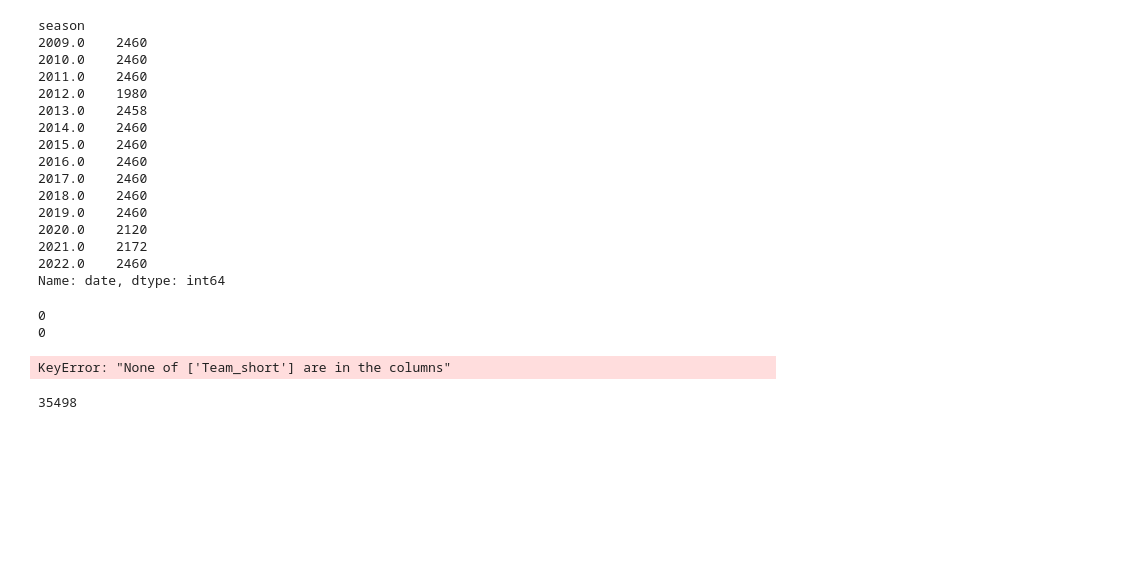
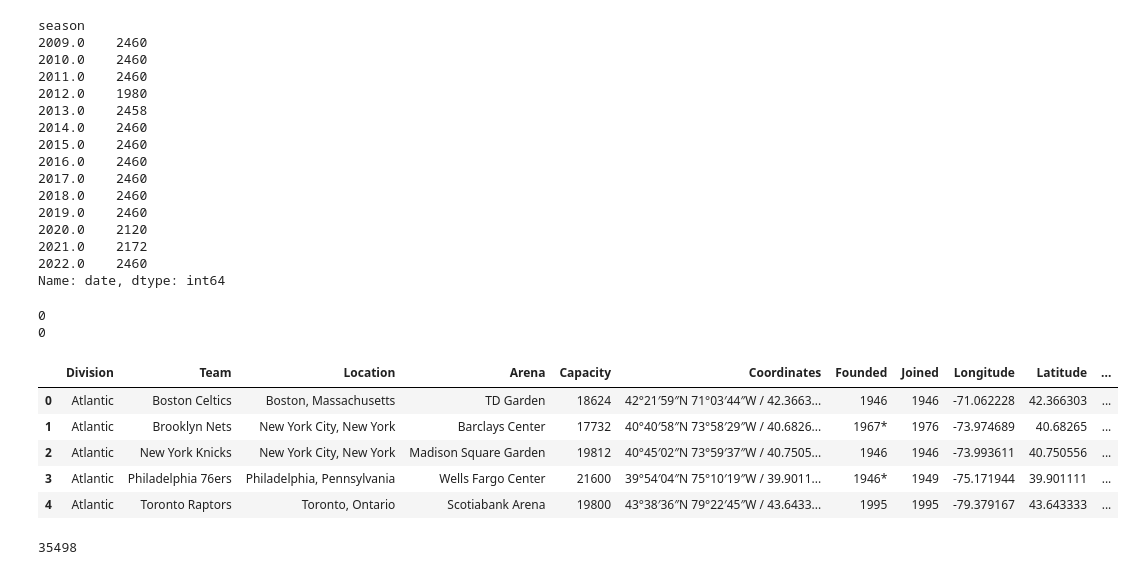
Before and after one commit to MawadaMF/DSO545, a Jupyter notebook: data_scraping/data_scraper.ipynb, the cells around one changed output. Cells and saved outputs as stored; diff of their text form; code cells hidden in the pictures; blank space fills up the shorter version.

```diff
--- a/data_scraping/data_scraper.ipynb
+++ b/data_scraping/data_scraper.ipynb
@@ -198,13 +198,17 @@ schedule['season'] = schedule['season'].astype(int)
 # %%
 # take care of results for games that haven't been played yet
 schedule.loc[schedule['wins'].isna(), 'result'] = np.NaN
-# %%
-# matching the difference in variable name for arena locations
-locations = df_nba
+# %%
+locations.head()
+# %% [output]
+|  | Division | Team | Location | Arena | Capacity | Coordinates | Founded | Joined | Longitude | Latitude | ... |
+| 0 | Atlantic | Boston Celtics | Boston, Massachusetts | TD Garden | 18624 | 42°21′59″N 71°03′44″W﻿ / ﻿42.3663... | 1946 | 1946 | -71.062228 | 42.366303 | ... |
+| 1 | Atlantic | Brooklyn Nets | New York City, New York | Barclays Center | 17732 | 40°40′58″N 73°58′29″W﻿ / ﻿40.6826... | 1967* | 1976 | -73.974689 | 40.68265 | ... |
+| 2 | Atlantic | New York Knicks | New York City, New York | Madison Square Garden | 19812 | 40°45′02″N 73°59′37″W﻿ / ﻿40.7505... | 1946 | 1946 | -73.993611 | 40.750556 | ... |
+| 3 | Atlantic | Philadelphia 76ers | Philadelphia, Pennsylvania | Wells Fargo Center | 21600 | 39°54′04″N 75°10′19″W﻿ / ﻿39.9011... | 1946* | 1949 | -75.171944 | 39.901111 | ... |
+| 4 | Atlantic | Toronto Raptors | Toronto, Ontario | Scotiabank Arena | 19800 | 43°38′36″N 79°22′45″W﻿ / ﻿43.6433... | 1995 | 1995 | -79.379167 | 43.643333 | ... |
 # %%
 locations=locations.set_index('Team_short')
-# %% [output]
-KeyError: "None of ['Team_short'] are in the columns"
 # %%
 # Add longitude and latitude columns for team and opponent in the schedule table
 schedule['team_long']=schedule['team'].map(lambda team: locations.loc[team,'Longitude'])
```
Also changed, not shown: parts of 5 cells of this notebook, 2 other files.
